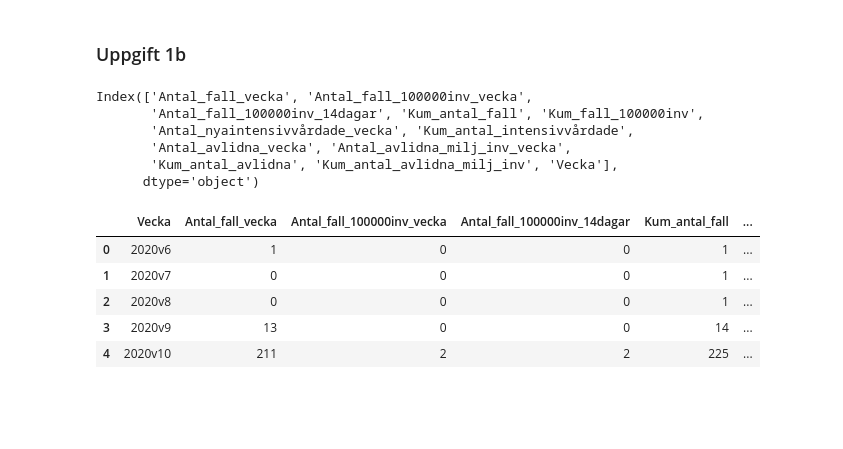
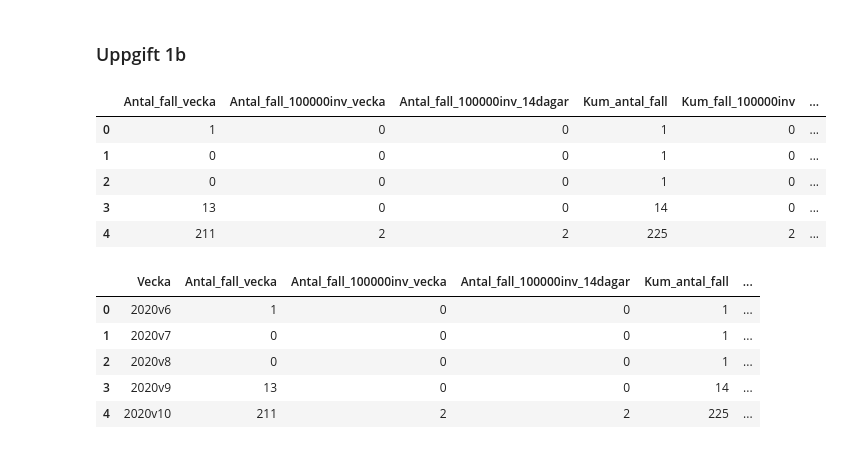
Before and after one commit to eliaselhaddad/Databehandling-Elias-El-Haddad, a Jupyter notebook: Labb_4/Uppgift_1.ipynb, the cells around one changed output. Cells and saved outputs as stored; diff of their text form; code cells hidden in the pictures; blank space fills up the shorter version.

```diff
--- a/Labb_4/Uppgift_1.ipynb
+++ b/Labb_4/Uppgift_1.ipynb
@@ -108,16 +75,16 @@ df.shape
 # create this format yyyy + "v" + ww
 df["Vecka"] = df["år"].astype(str) + "v" + df["veckonummer"].astype(str)
 # %%
-# remove år and veckonummer
+# remove "år" and "veckonummer"
 df.drop(["år", "veckonummer"], axis=1, inplace=True)
-df.columns
+df.head()
 # %% [output]
-Index(['Antal_fall_vecka', 'Antal_fall_100000inv_vecka',
-       'Antal_fall_100000inv_14dagar', 'Kum_antal_fall', 'Kum_fall_100000inv',
-       'Antal_nyaintensivvårdade_vecka', 'Kum_antal_intensivvårdade',
-       'Antal_avlidna_vecka', 'Antal_avlidna_milj_inv_vecka',
-       'Kum_antal_avlidna', 'Kum_antal_avlidna_milj_inv', 'Vecka'],
-      dtype='object')
+|  | Antal_fall_vecka | Antal_fall_100000inv_vecka | Antal_fall_100000inv_14dagar | Kum_antal_fall | Kum_fall_100000inv | ... |
+| 0 | 1 | 0 | 0 | 1 | 0 | ... |
+| 1 | 0 | 0 | 0 | 1 | 0 | ... |
+| 2 | 0 | 0 | 0 | 1 | 0 | ... |
+| 3 | 13 | 0 | 0 | 14 | 0 | ... |
+| 4 | 211 | 2 | 2 | 225 | 2 | ... |
 # %%
 # arrange the columns so that Vecka is the first column
 df = df[
```
Also changed, not shown: parts of 5 cells of this notebook, 8 other files.
